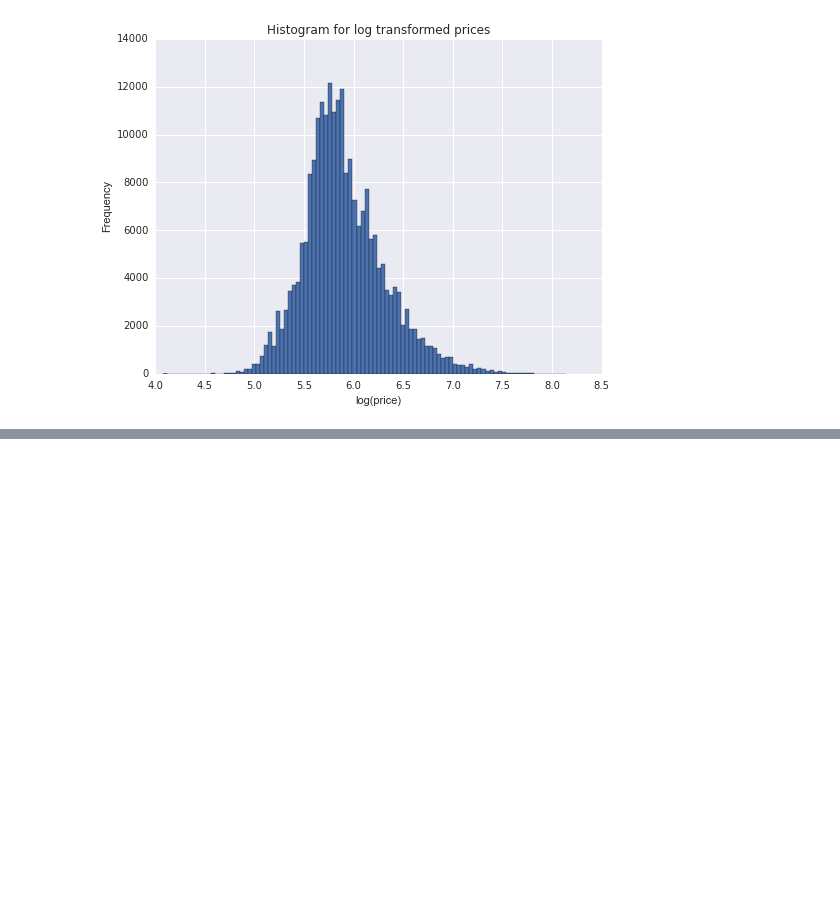
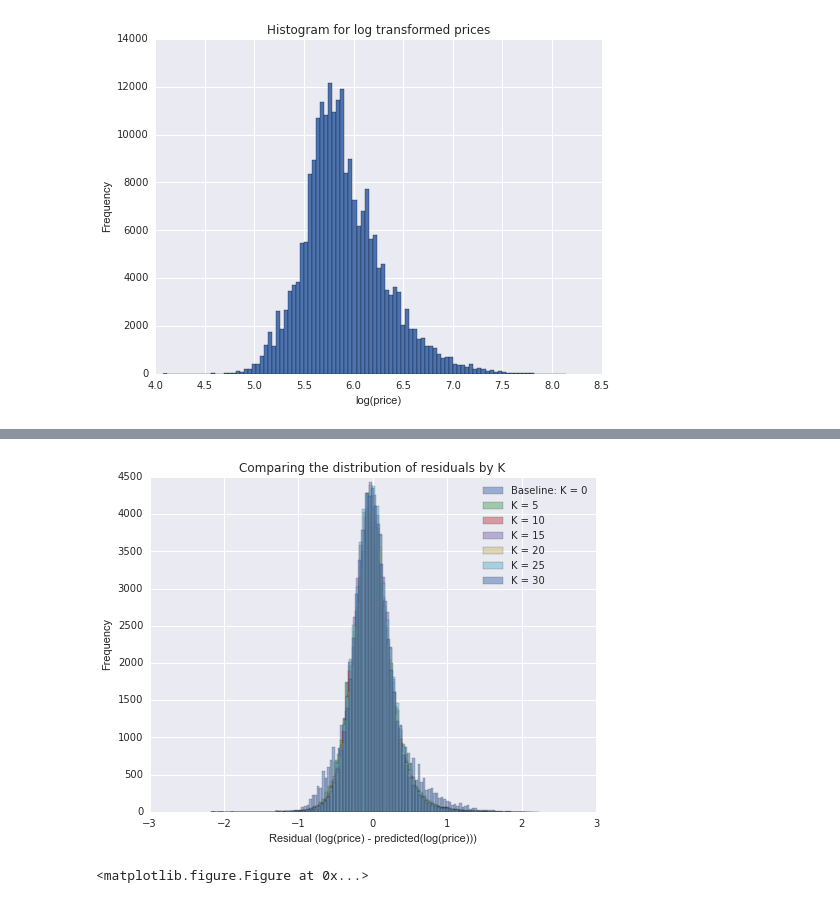
Before and after one commit to haonanz/DS-GA-1006-Project, a Jupyter notebook: modeling/Exploring descriptions with LDA.ipynb, the cells around one changed output, grey strips where cells are left out. Drawn from its saved outputs; the diff is of its cells as text; code cells hidden in the pictures; blank space fills up the shorter version.

```diff
--- a/modeling/Exploring descriptions with LDA.ipynb
+++ b/modeling/Exploring descriptions with LDA.ipynb
@@ -111,16 +125,18 @@ Running K = 5
 # %%
 plt.figure(figsize=(8,6))
 plt.hist(Test_price - baseline_pred, bins=100, label='Baseline: K = 0', alpha=0.5)
 for model in models:
-    #Replace gbr with models[model]['test_pred']
-    plt.hist(Test_price - models[model]['gbr'].predict(test_topics),
+    plt.hist(Test_price -  models[model]['test_pred'],
              bins=100, label='K = {}'.format(model), alpha=0.5)
 plt.legend()
 plt.ylabel('Frequency')
 plt.title('Comparing the distribution of residuals by K')
 plt.xlabel('Residual (log(price) - predicted(log(price)))')
 plt.show()
 plt.savefig('residual_hist.png')
+# %% [output]
+[figure, added]
+<matplotlib.figure.Figure at 0x...>
 # %%
 plt.figure(figsize=(8,6))
 mses = [(0, baseline_mse)] + [(x, models[x]['mse']) for x in models]
```
Also changed, not shown: parts of 5 cells of this notebook, 3 other files.
